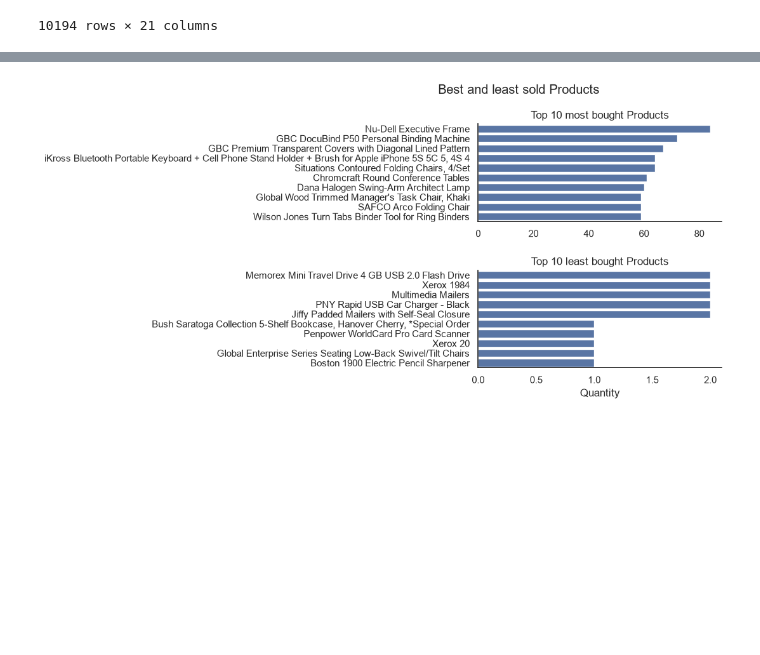
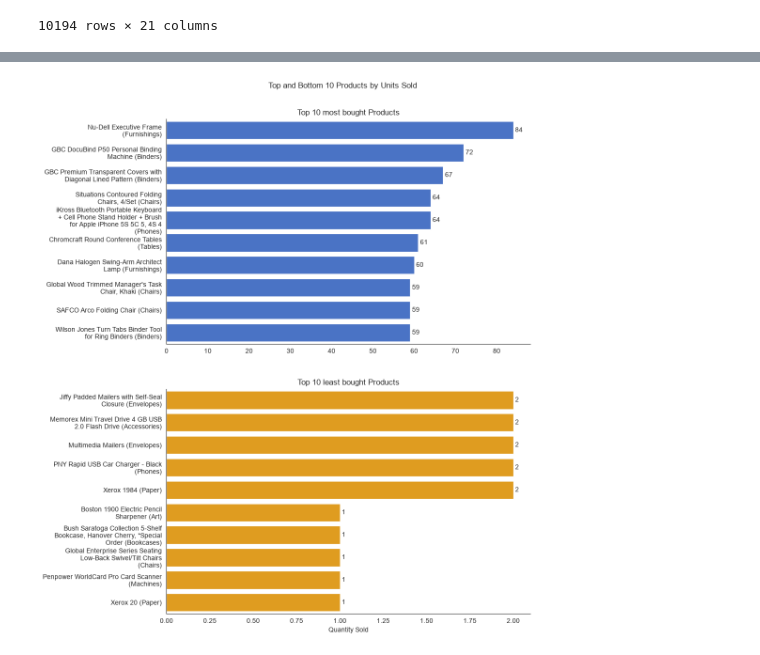
Before and after one commit to leonievera/Superstore_Sales_Analysis, a Jupyter notebook: 06_products.ipynb, the cells around one changed output, grey strips where cells are left out. Drawn from its saved outputs; the diff is of its cells as text; code cells hidden in the pictures; blank space fills up the shorter version.

```diff
--- a/06_products.ipynb
+++ b/06_products.ipynb
@@ -34,5 +34,6 @@ df_count = (df.groupby(['Product ID', 'Sub-Category', 'Product Name'])
     )
     .sort_values('Total_Quantity', ascending=False)
 )
+df_count = df_count.reset_index()
 df_count
 # %% [output]
@@ -53,4 +53,6 @@ df_count
 # %%
 df_best_products = df_count.head(10)
+df_best_products = df_best_products.sort_values(by=['Total_Quantity', 'Product Name'], ascending=[False, True])
+df_best_products['Label'] = df_best_products['Product Name'] + ' (' + df_best_products['Sub-Category'] + ')'
 df_best_products
 # %% [output]
@@ -69,4 +70,6 @@ df_best_products
 # %%
 df_worst_products = df_count.tail(10)
+df_worst_products = df_worst_products.sort_values(by=['Total_Quantity', 'Product Name'], ascending=[False, True])
+df_worst_products['Label'] = df_worst_products['Product Name'] + ' (' + df_worst_products['Sub-Category'] + ')'
 df_worst_products
 # %% [output]
@@ -85,20 +87,30 @@ df_worst_products
 # %%
-fig, ax = plt.subplots(2, 1)
-fig.suptitle('Best and least sold Products')
+import textwrap
+
+fig, ax = plt.subplots(2, 1, figsize=(10, 13))
+fig.suptitle('Top and Bottom 10 Products by Units Sold')
 sns.set_style('white')
 sns.despine()
 
-sns.barplot(data=df_best_products, ax=ax[0], x='Total_Quantity', y='Product Name')
+sns.barplot(data=df_best_products, ax=ax[0], x='Total_Quantity', y='Label')
 ax[0].set_title('Top 10 most bought Products')
 ax[0].set_ylabel('')
 ax[0].set_xlabel('')
+ax[0].bar_label(ax[0].containers[0], padding=3)
 
-sns.barplot(data=df_worst_products, ax=ax[1], x='Total_Quantity', y='Product Name')
+sns.barplot(data=df_worst_products, ax=ax[1], x='Total_Quantity', y='Label', color='orange')
 ax[1].set_title('Top 10 least bought Products')
-ax[1].set_xlabel('Quantity')
+ax[1].set_xlabel('Quantity Sold')
 ax[1].set_ylabel('')
+ax[1].bar_label(ax[1].containers[0], padding=3)
 
-plt.subplots_adjust(left=0.4, right=1.00, top=0.85, bottom=0.05, hspace=0.5)
+wrap_width = 35
+for a in ax:
+    labels = [textwrap.fill(label.get_text(), wrap_width) for label in a.get_yticklabels()]
+    a.set_yticks(a.get_yticks())
+    a.set_yticklabels(labels)
+
+plt.subplots_adjust(top=0.92)
 plt.show()
 # %% [output]
-[figure, old version]
+[figure, new version]
```
Also changed, not shown: parts of 3 cells of this notebook, 2 other files.
